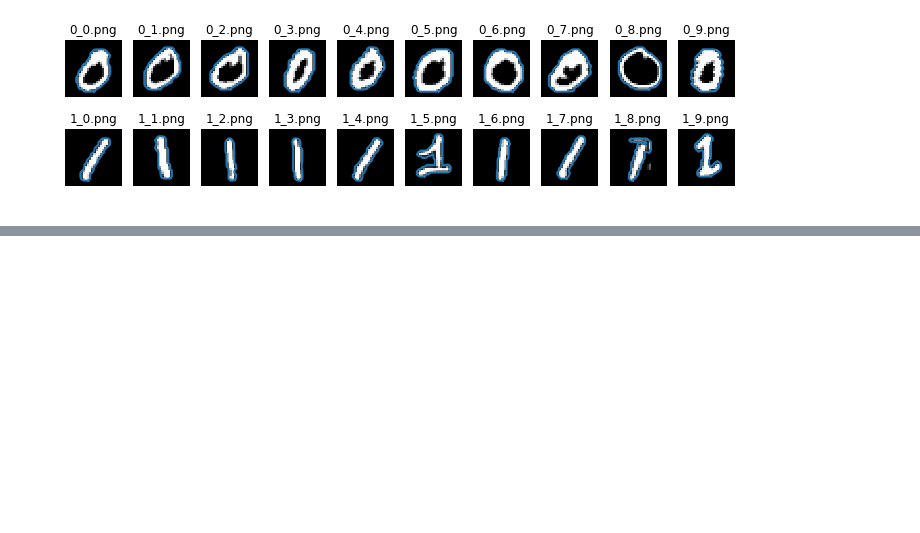
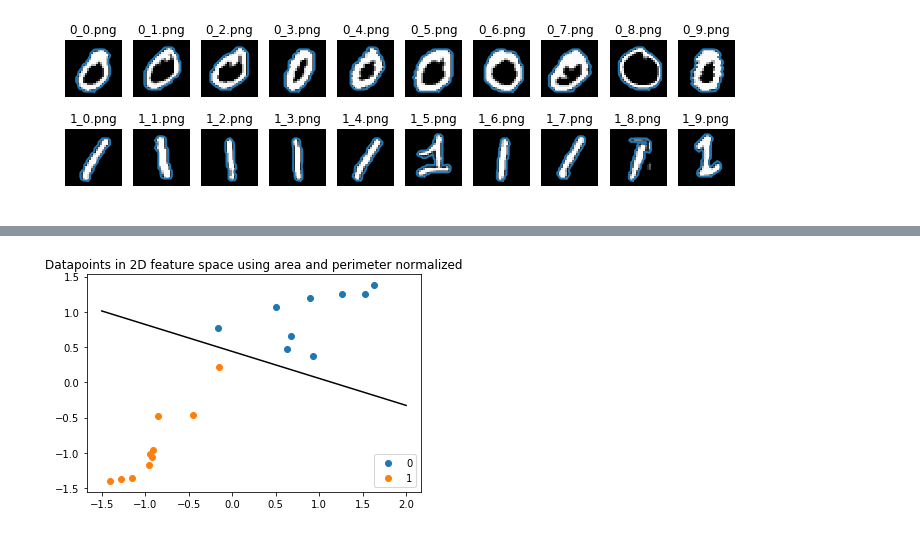
Before and after one commit to mfendri2/ImageAnalysisEPFL, a Jupyter notebook: Lab2_object_des/lab_02_object_description.ipynb, the cells around one changed output, grey strips where cells are left out. Cells and saved outputs as stored; diff of their text form; code cells hidden in the pictures; blank space fills up the shorter version.

```diff
--- a/Lab2_object_des/lab_02_object_description.ipynb
+++ b/Lab2_object_des/lab_02_object_description.ipynb
@@ -151,0 +155,30 @@ Add your implementation and discussion
+# %%
+#for the zeros
+area_perim_descriptors_zero=np.zeros((10,2))
+area_perim_descriptors_one=np.zeros((10,2))
+compacity_descriptors_zero=np.zeros((10,2))
+compacity_descriptors_one=np.zeros((10,2))
+i=0;
+for  im, nm in zip( zeros_im, zeros_names):
+    im[im>0]=1
+    binary_im=im
+    image_proprieties = measure.regionprops(binary_im)
+    for prop in image_proprieties:
+        area_perim_descriptors_zero[i,0]=np.max(prop.area)
+        area_perim_descriptors_zero[i,1]=np.max(prop.perimeter)
+        compacity_descriptors_zero[i,0]=np.max(prop.perimeter**2/prop.area)
+        compacity_descriptors_zero[i,1]=np.max(prop.area/prop.bbox_area )
+
+        i+=1
+i=0
+for  im, nm in zip( ones_im, ones_names):
+    im[im>0]=1
+    binary_im=im
+    image_proprieties = measure.regionprops(binary_im)
+    for prop in image_proprieties:
+        area_perim_descriptors_one[i,0]=np.max(prop.area)
+        area_perim_descriptors_one[i,1]=np.max(prop.perimeter)
+        compacity_descriptors_one[i,0]=np.max(prop.perimeter**2/prop.area)
+        compacity_descriptors_one[i,1]=np.max(prop.area/prop.bbox_area)
+
+        i+=1
@@ -151,0 +189,12 @@ Add your implementation and discussion
+# %%
+x_train=np.concatenate((area_perim_descriptors_zero,area_perim_descriptors_one))
+x_train_scaled = preprocessing.scale(x_train)
+plt.scatter(x_train_scaled[0:9,0],x_train_scaled[0:9,1])
+plt.scatter(x_train_scaled[10:20,0],x_train_scaled[10:20,1])
+plt.legend(("0","1"))
+#"Let's do a linear svm to seperate the datapoints"
+C = 10 # SVM regularization parameter
+plt.title("Datapoints in 2D feature space using area and perimeter normalized")
+plot_svm_seperator(x_train_scaled,Y,-1.5,2,C)
+# %% [output]
+[figure, added]
```
Also changed, not shown: parts of 7 cells of this notebook.
